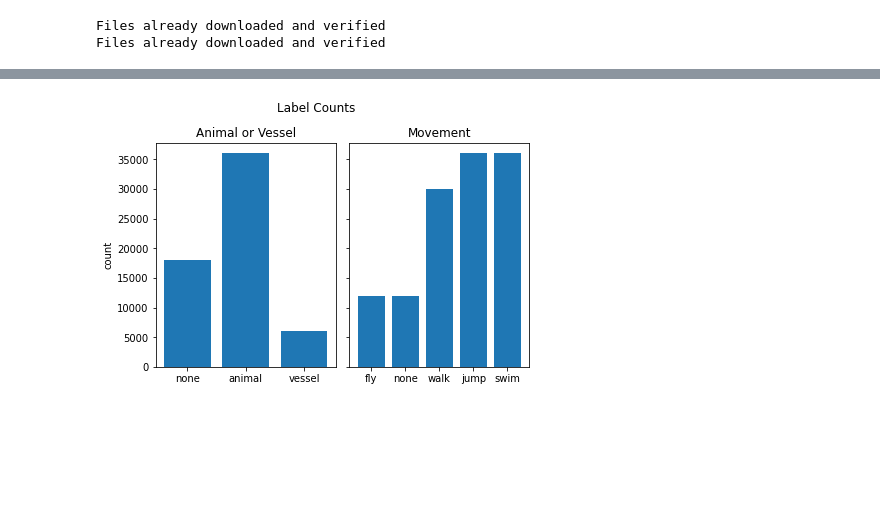
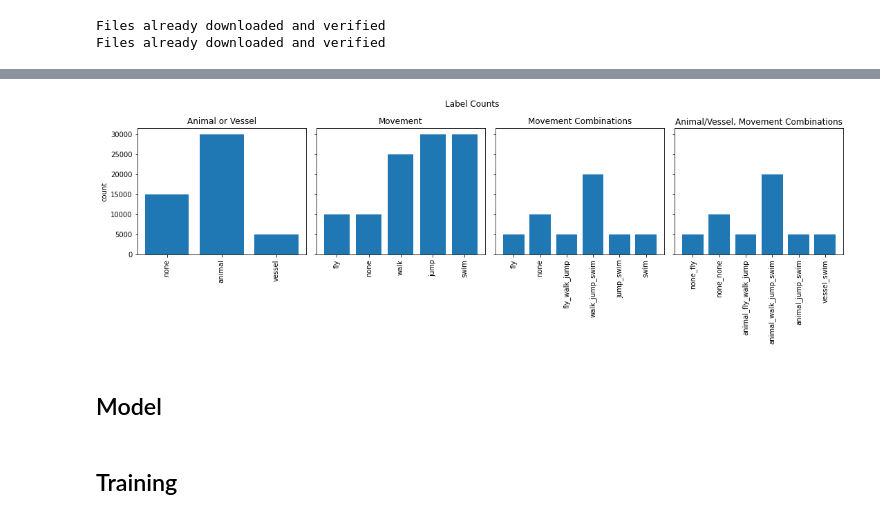
Before and after one commit to drehero/deep-learning, a Jupyter notebook: cifar10.ipynb, the cells around one changed output, grey strips where cells are left out. Cells and saved outputs as stored; diff of their text form; code cells hidden in the pictures; blank space fills up the shorter version.

```diff
--- a/cifar10.ipynb
+++ b/cifar10.ipynb
@@ -126,26 +128,36 @@ plt.imshow(torch.hstack(torch.unbind(sample.movedim(1, 3).reshape(int(n**(1/2)),
 # %%
 # label distribution can be computed based on the frequencies of the original labels
 # https://www.cs.toronto.edu/~kriz/cifar.html
 import collections
 
-images_per_class = 5000 + 1000
+images_per_class = 5000# + 1000
 animal_vessel_freq = collections.defaultdict(int)
 movement_freq = collections.defaultdict(int)
+movement_comb_freq = collections.defaultdict(int)
+animal_movement_comb_freq = collections.defaultdict(int)
 for label in label_map.values():
     animal_vessel_freq[label["animal_vessel"]] += images_per_class
     for m in label["movement"]:
         movement_freq[m] += images_per_class
+    movement_comb_freq["_".join(label["movement"])] += images_per_class
+    animal_movement_comb_freq["_".join([label["animal_vessel"]]+label["movement"])] += images_per_class
 
-fig, ax = plt.subplots(1, 2, sharey=True, constrained_layout=True)
-ax[0].bar(range(len(animal_vessel_freq)), list(animal_vessel_freq.values()), tick_label=list(animal_vessel_freq.keys()))
-ax[1].bar(range(len(movement_freq)), list(movement_freq.values()), tick_label=list(movement_freq.keys()))
+
+fig, ax = plt.subplots(1, 4, sharey=True, constrained_layout=True, figsize=(15, 5))
+for i, d in enumerate([animal_vessel_freq, movement_freq, movement_comb_freq, animal_movement_comb_freq]):
+    ax[i].bar(range(len(d)), list(d.values()), tick_label=list(d.keys()))
+    ax[i].tick_params("x", labelrotation=90)
 ax[0].set_ylabel("count")
 ax[0].set_title("Animal or Vessel")
 ax[1].set_title("Movement")
+ax[2].set_title("Movement Combinations")
+ax[3].set_title("Animal/Vessel, Movement Combinations")
 fig.suptitle("Label Counts")
 plt.show()
 # %% [output]
-[figure, old version]
+[figure, new version]
+# %% [markdown]
+## Model
 # %%
 import torch.nn as nn
 import torch.nn.functional as F
@@ -201,5 +213,7 @@ def loss_fn(output, target):
     cross_entropy = F.cross_entropy(output["animal_vessel"], target["animal_vessel"])
     binary_cross_entropy = F.binary_cross_entropy_with_logits(output["movement"], target["movement"])
     return cross_entropy + binary_cross_entropy
+# %% [markdown]
+## Training
 # %%
 import numpy as np
```
Also changed, not shown: parts of 8 cells of this notebook.
